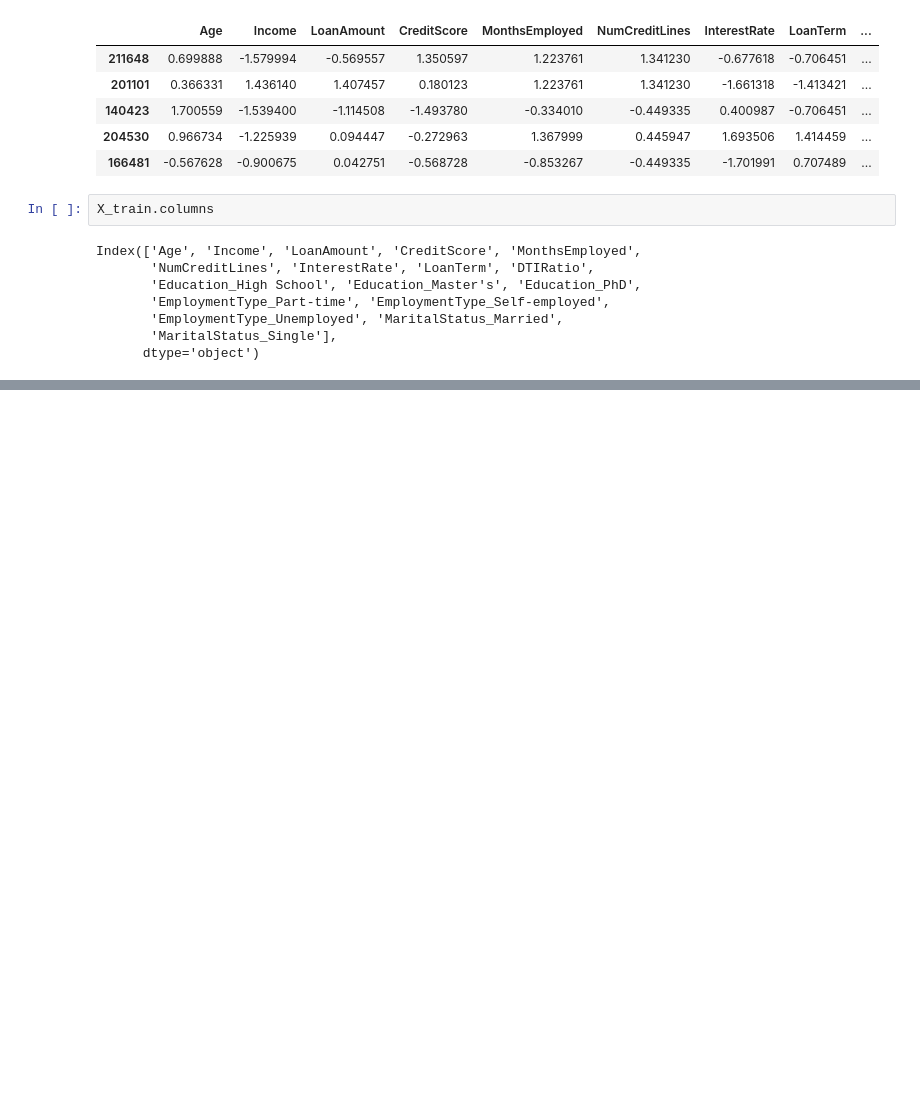
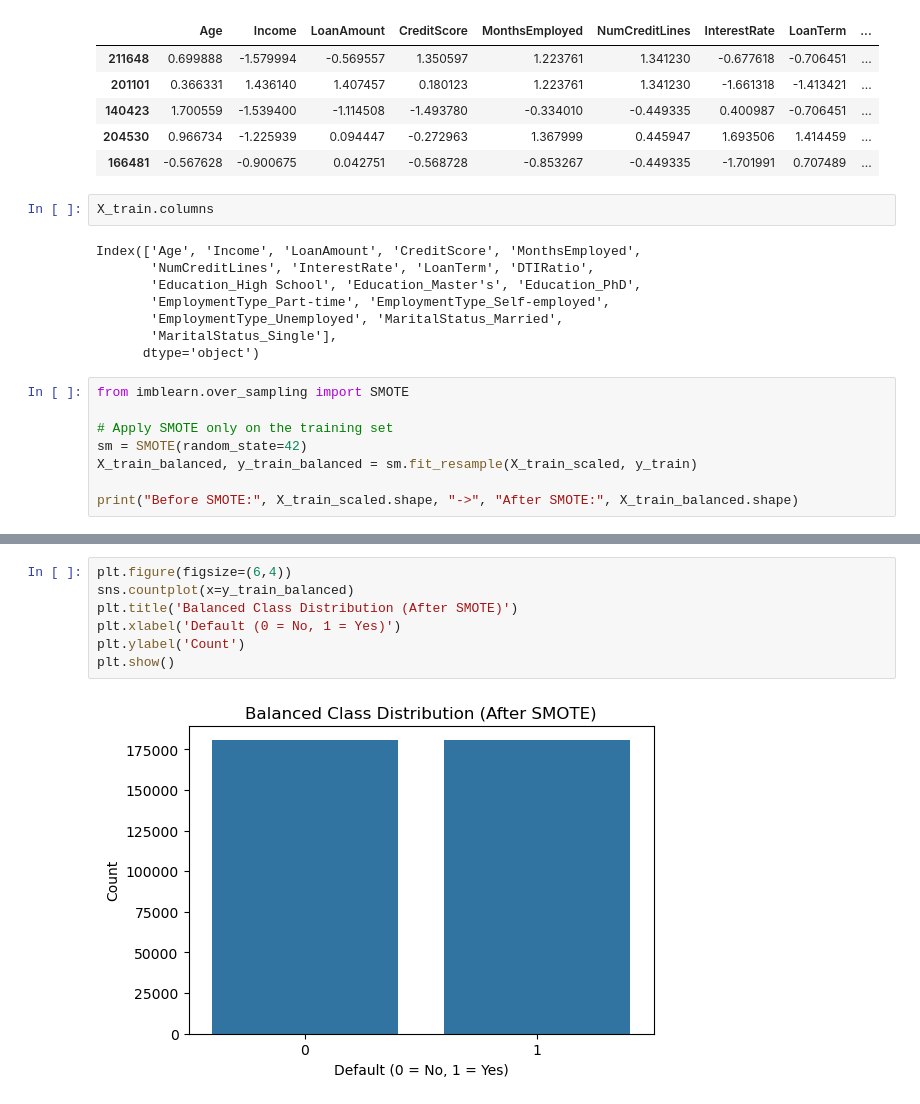
Before and after one commit to springboardmentor891v/CreditPathAI_Oct_Batch, a Jupyter notebook: main.ipynb, the cells around one changed output, grey strips where cells are left out. Saved outputs shown, nothing was run; the diff lists cells and outputs as text; blank space fills up the shorter version.

Commit message:
Model Training

```diff
--- a/main.ipynb
+++ b/main.ipynb
@@ -515,3 +514,11 @@ Index(['Age', 'Income', 'LoanAmount', 'CreditScore', 'MonthsEmployed',
        'EmploymentType_Unemployed', 'MaritalStatus_Married',
        'MaritalStatus_Single'],
       dtype='object')
+# %%
+from imblearn.over_sampling import SMOTE
+
+# Apply SMOTE only on the training set
+sm = SMOTE(random_state=42)
+X_train_balanced, y_train_balanced = sm.fit_resample(X_train_scaled, y_train)
+
+print("Before SMOTE:", X_train_scaled.shape, "->", "After SMOTE:", X_train_balanced.shape)
@@ -517,0 +537,9 @@ Index(['Age', 'Income', 'LoanAmount', 'CreditScore', 'MonthsEmployed',
+# %%
+plt.figure(figsize=(6,4))
+sns.countplot(x=y_train_balanced)
+plt.title('Balanced Class Distribution (After SMOTE)')
+plt.xlabel('Default (0 = No, 1 = Yes)')
+plt.ylabel('Count')
+plt.show()
+# %% [output]
+[figure, added]
```
Also changed, not shown: parts of 5 cells of this notebook, 1 other file.
